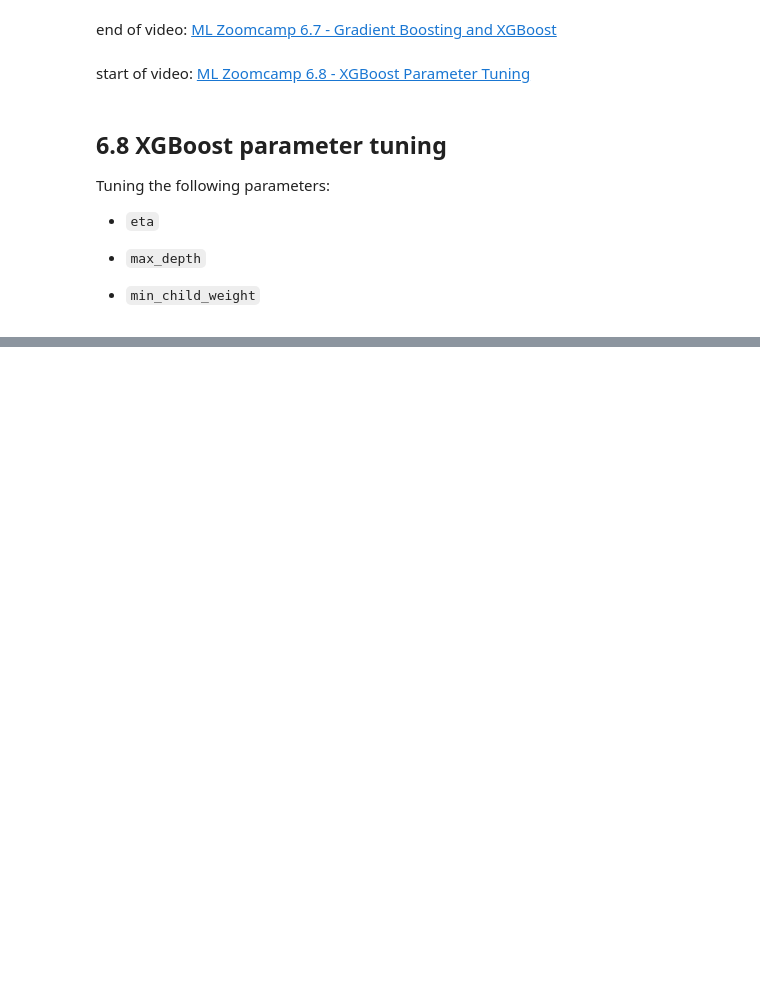
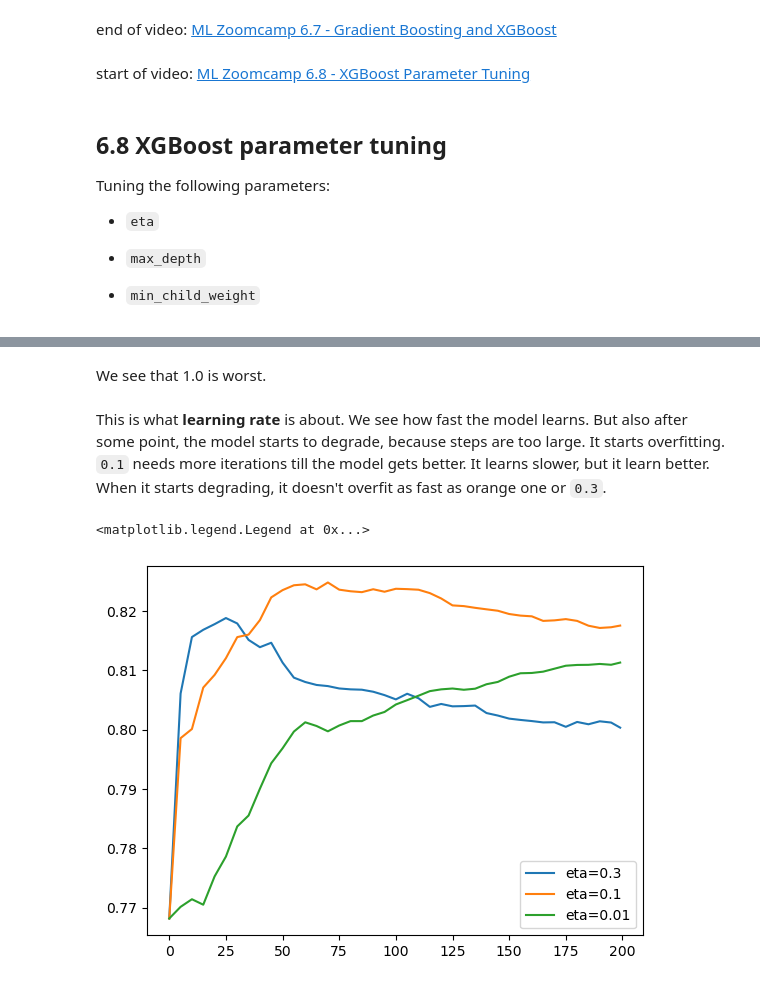
Before and after one commit to bhasarma/mlcoursezoom-camp, a Jupyter notebook: WK06-decision-trees/WEEK-06-notebook.ipynb, the cells around one changed output, grey strips where cells are left out. Saved outputs shown, nothing was run; the diff lists cells and outputs as text; code cells hidden in the pictures; blank space fills up the shorter version.

```diff
--- a/WK06-decision-trees/WEEK-06-notebook.ipynb
+++ b/WK06-decision-trees/WEEK-06-notebook.ipynb
@@ -1301,0 +1367,13 @@ Tuning the following parameters:
+# %% [markdown]
+We see that 1.0 is worst.
+# %% [markdown]
+This is what **learning rate** is about. We see how fast the model learns. But also after some point, the model starts to degrade, because steps are too large. It starts overfitting. `0.1` needs more iterations till the model gets better. It learns slower, but it learn better. When it starts degrading, it doesn't overfit as fast as orange one or `0.3`.
+# %%
+etas = ['eta=0.3', 'eta=0.1', 'eta=0.01',]
+for eta in etas:
+    df_score = scores[eta]
+    plt.plot(df_score.num_iter, df_score.val_auc, label = eta)
+plt.legend()
+# %% [output]
+<matplotlib.legend.Legend at 0x...>
+[figure, added]
```
Also changed, not shown: parts of 68 cells of this notebook.
